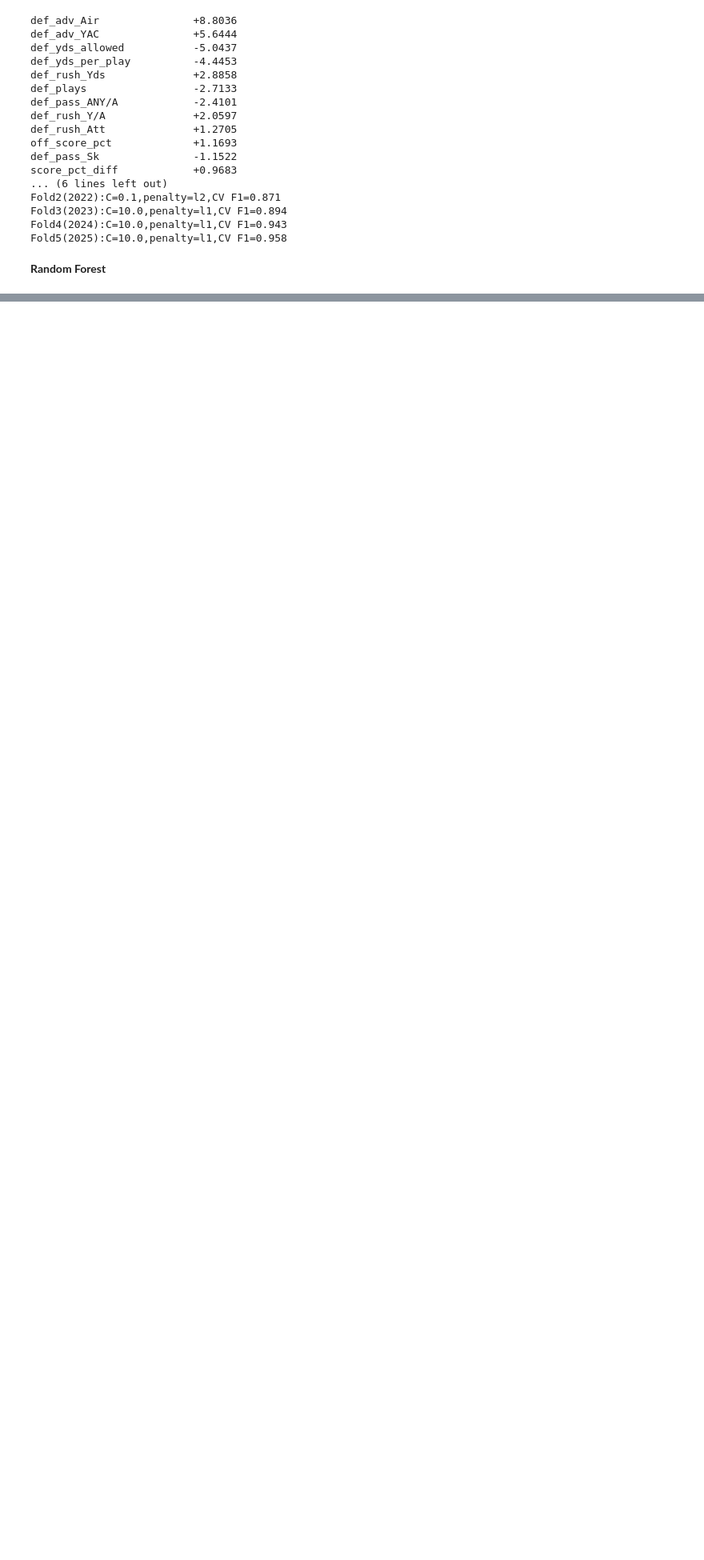
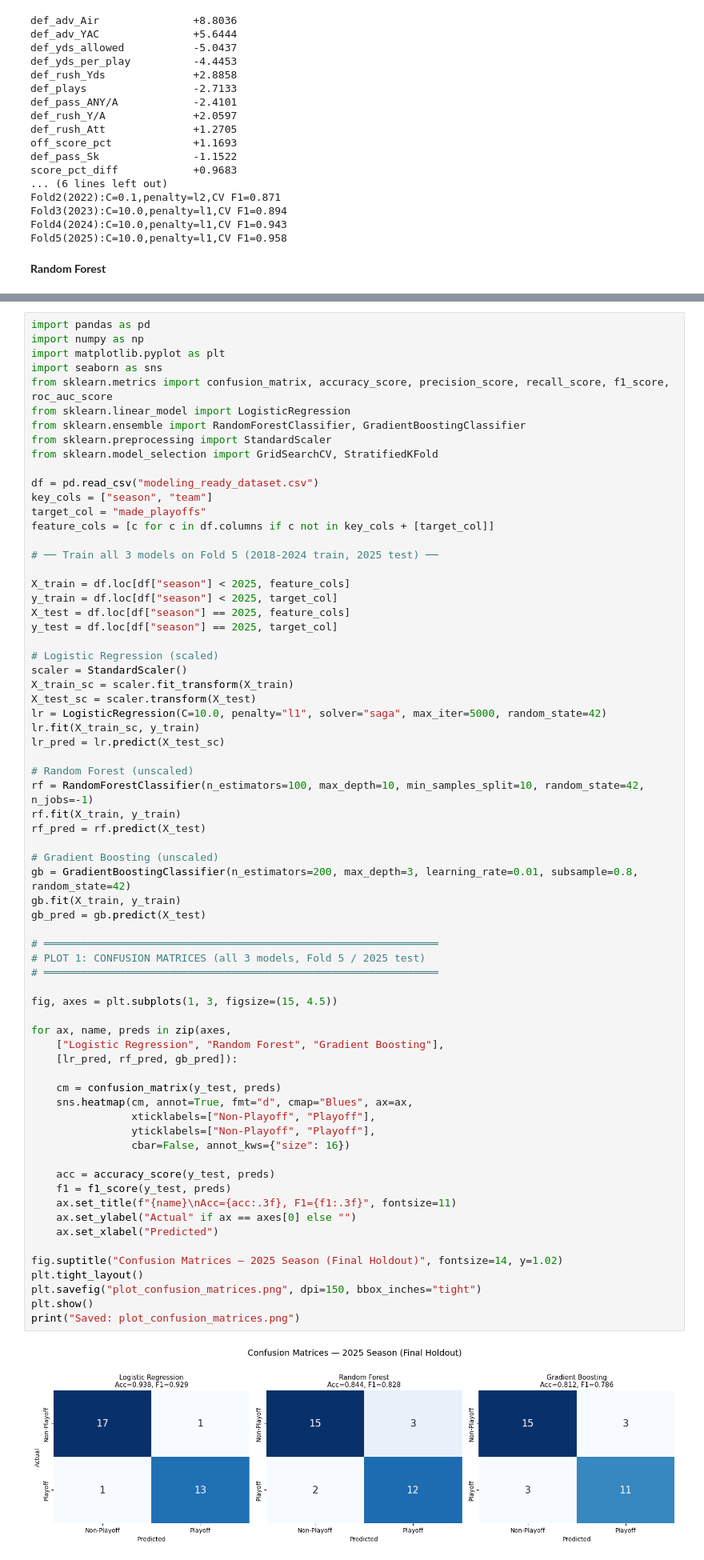
Before and after one commit to mattmarz94/nfl-decision-support-analytics, a Jupyter notebook: Data Preprocessing/modeling_mm.ipynb, the cells around one changed output, grey strips where cells are left out. Shown at 80% size. Drawn from its saved outputs; the diff is of its cells as text; blank space fills up the shorter version.

Commit message:
created the froest and gradient models, and a few plots to compare, but need to describe and add a few more plots before finishing.

```diff
--- a/Data Preprocessing/modeling_mm.ipynb
+++ b/Data Preprocessing/modeling_mm.ipynb
@@ -293,0 +667,70 @@ Fold5(2025):C=10.0,penalty=l1,CV F1=0.958
+# %%
+import pandas as pd
+import numpy as np
+import matplotlib.pyplot as plt
+import seaborn as sns
+from sklearn.metrics import confusion_matrix, accuracy_score, precision_score, recall_score, f1_score, roc_auc_score
+from sklearn.linear_model import LogisticRegression
+from sklearn.ensemble import RandomForestClassifier, GradientBoostingClassifier
+from sklearn.preprocessing import StandardScaler
+from sklearn.model_selection import GridSearchCV, StratifiedKFold
+
+df = pd.read_csv("modeling_ready_dataset.csv")
+key_cols = ["season", "team"]
+target_col = "made_playoffs"
+feature_cols = [c for c in df.columns if c not in key_cols + [target_col]]
+
+# ── Train all 3 models on Fold 5 (2018-2024 train, 2025 test) ──
+
+X_train = df.loc[df["season"] < 2025, feature_cols]
+y_train = df.loc[df["season"] < 2025, target_col]
+X_test = df.loc[df["season"] == 2025, feature_cols]
+y_test = df.loc[df["season"] == 2025, target_col]
+
+# Logistic Regression (scaled)
+scaler = StandardScaler()
+X_train_sc = scaler.fit_transform(X_train)
+X_test_sc = scaler.transform(X_test)
+lr = LogisticRegression(C=10.0, penalty="l1", solver="saga", max_iter=5000, random_state=42)
+lr.fit(X_train_sc, y_train)
+lr_pred = lr.predict(X_test_sc)
+
+# Random Forest (unscaled)
+rf = RandomForestClassifier(n_estimators=100, max_depth=10, min_samples_split=10, random_state=42, n_jobs=-1)
+rf.fit(X_train, y_train)
+rf_pred = rf.predict(X_test)
+
+# Gradient Boosting (unscaled)
+gb = GradientBoostingClassifier(n_estimators=200, max_depth=3, learning_rate=0.01, subsample=0.8, random_state=42)
+gb.fit(X_train, y_train)
+gb_pred = gb.predict(X_test)
+
+# ═══════════════════════════════════════════════════════════════
+# PLOT 1: CONFUSION MATRICES (all 3 models, Fold 5 / 2025 test)
+# ═══════════════════════════════════════════════════════════════
+
+fig, axes = plt.subplots(1, 3, figsize=(15, 4.5))
+
+for ax, name, preds in zip(axes,
+    ["Logistic Regression", "Random Forest", "Gradient Boosting"],
+    [lr_pred, rf_pred, gb_pred]):
+
+    cm = confusion_matrix(y_test, preds)
+    sns.heatmap(cm, annot=True, fmt="d", cmap="Blues", ax=ax,
+                xticklabels=["Non-Playoff", "Playoff"],
+                yticklabels=["Non-Playoff", "Playoff"],
+                cbar=False, annot_kws={"size": 16})
+
+    acc = accuracy_score(y_test, preds)
+    f1 = f1_score(y_test, preds)
+    ax.set_title(f"{name}\nAcc={acc:.3f}, F1={f1:.3f}", fontsize=11)
+    ax.set_ylabel("Actual" if ax == axes[0] else "")
+    ax.set_xlabel("Predicted")
+
+fig.suptitle("Confusion Matrices — 2025 Season (Final Holdout)", fontsize=14, y=1.02)
+plt.tight_layout()
+plt.savefig("plot_confusion_matrices.png", dpi=150, bbox_inches="tight")
+plt.show()
+print("Saved: plot_confusion_matrices.png")
+# %% [output]
+[figure, added]
```
Also changed, not shown: parts of 10 cells of this notebook.
